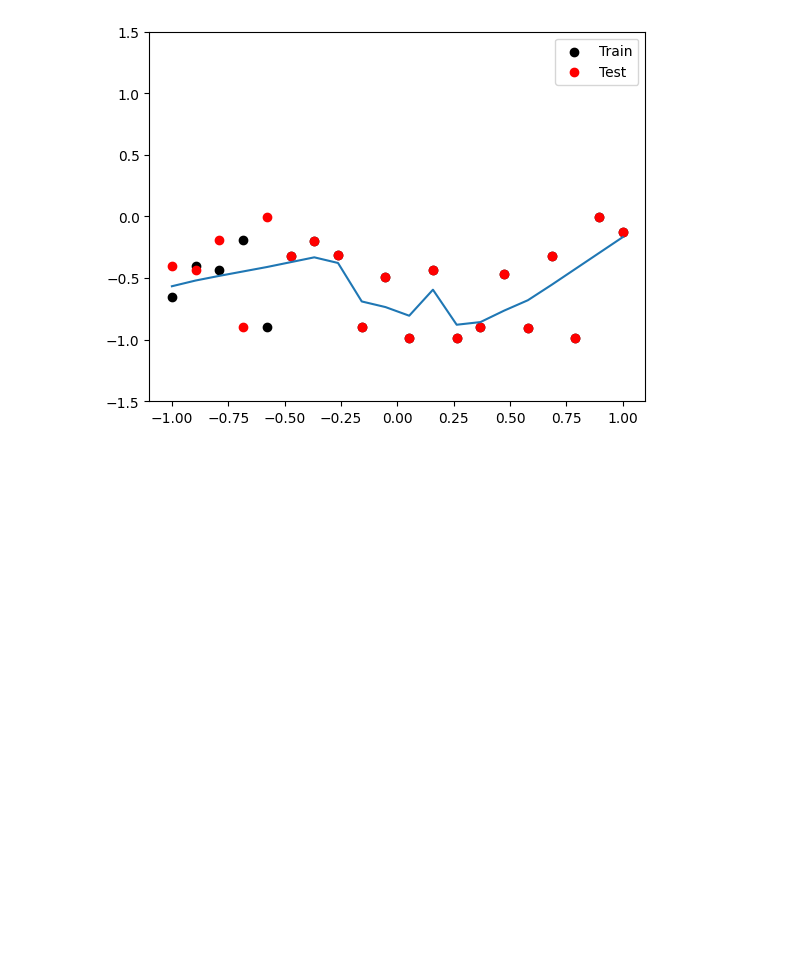
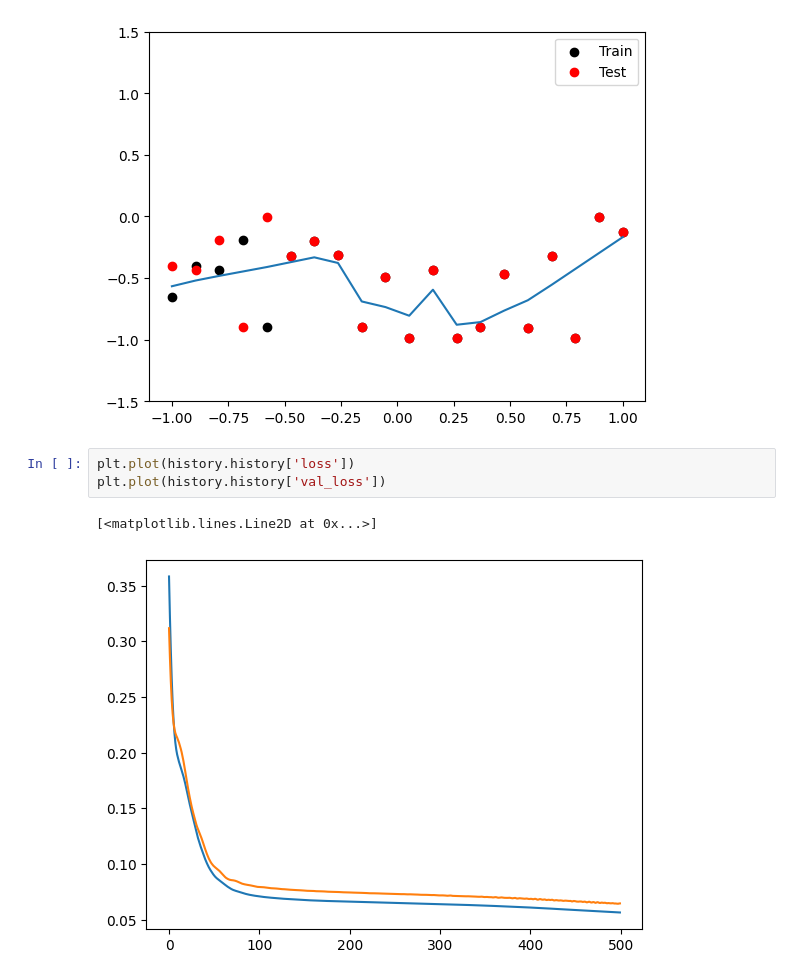
Before and after one commit to Aaaaddddyyyyyyyy/Deep-Learning, a Jupyter notebook: Dropouts_in_dl.ipynb, the cells around one changed output. Drawn from its saved outputs; the diff is of its cells as text; blank space fills up the shorter version.

```diff
--- a/Dropouts_in_dl.ipynb
+++ b/Dropouts_in_dl.ipynb
@@ -70,3 +70,9 @@ plt.ylim(-1.5, 1.5)
 plt.show()
 # %% [output]
 [figure]
+# %%
+plt.plot(history.history['loss'])
+plt.plot(history.history['val_loss'])
+# %% [output]
+[<matplotlib.lines.Line2D at 0x...>]
+[figure, added]
```
